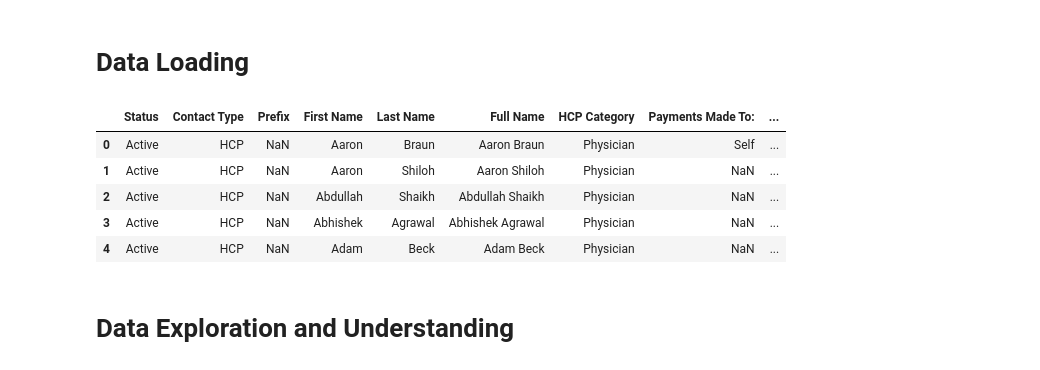
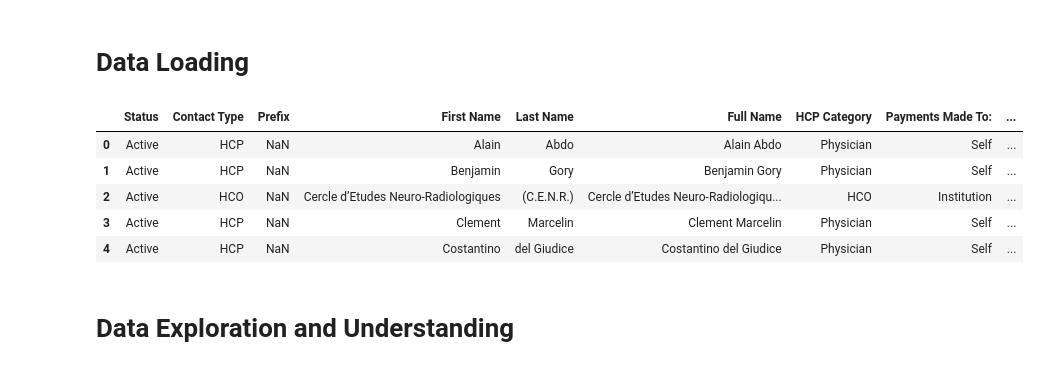
Before and after one commit to lidia-k/PatternX-Duplicate-Finder, a Jupyter notebook: notebook/EntityMatching_demo_v2.ipynb, the cells around one changed output. Cells and saved outputs as stored; diff of their text form; code cells hidden in the pictures.

```diff
--- a/notebook/EntityMatching_demo_v2.ipynb
+++ b/notebook/EntityMatching_demo_v2.ipynb
@@ -77,18 +77,21 @@ with open(data_dir + "hcp-manz-sn.xlsx", 'rb') as file:
 df_dict = {}
 for sheet_name in pd.read_excel(decrypted_workbook, None).keys():
   df = pd.read_excel(decrypted_workbook, sheet_name=sheet_name)
+  if sheet_name == '(20) France HCPs':
+     df.rename(columns={'National Physician ID/RPPS ID': 'National Physician ID'}, inplace=True)
+
   name = sheet_name.split(') ')[1][:2]
   df['uid'] = [f'{name}_{i+2}' for i in range(len(df))]
   df_dict[sheet_name] = df
-# %%
-df_dict['(800) No SAP Number and Export '].head()
-# %% [output]
-|  | Status | Contact Type | Prefix | First Name | Last Name | Full Name | HCP Category | Payments Made To: | ... |
-| 0 | Active | HCP | NaN | Aaron | Braun | Aaron Braun | Physician | Self | ... |
-| 1 | Active | HCP | NaN | Aaron | Shiloh | Aaron Shiloh | Physician | NaN | ... |
-| 2 | Active | HCP | NaN | Abdullah | Shaikh | Abdullah Shaikh | Physician | NaN | ... |
-| 3 | Active | HCP | NaN | Abhishek | Agrawal | Abhishek Agrawal | Physician | NaN | ... |
-| 4 | Active | HCP | NaN | Adam | Beck | Adam Beck | Physician | NaN | ... |
+# %%
+df_dict['(20) France HCPs'].head()
+# %% [output]
+|  | Status | Contact Type | Prefix | First Name | Last Name | Full Name | HCP Category | Payments Made To: | ... |
+| 0 | Active | HCP | NaN | Alain | Abdo | Alain Abdo | Physician | Self | ... |
+| 1 | Active | HCP | NaN | Benjamin | Gory | Benjamin Gory | Physician | Self | ... |
+| 2 | Active | HCO | NaN | Cercle d’Etudes Neuro-Radiologiques | (C.E.N.R.) | Cercle d’Etudes Neuro-Radiologiqu... | HCO | Institution | ... |
+| 3 | Active | HCP | NaN | Clement | Marcelin | Clement Marcelin | Physician | Self | ... |
+| 4 | Active | HCP | NaN | Costantino | del Giudice | Costantino del Giudice | Physician | Self | ... |
 # %% [markdown]
 # Data Exploration and Understanding
 # %% [markdown]
```
Also changed, not shown: parts of 24 cells of this notebook, 1 other file.
